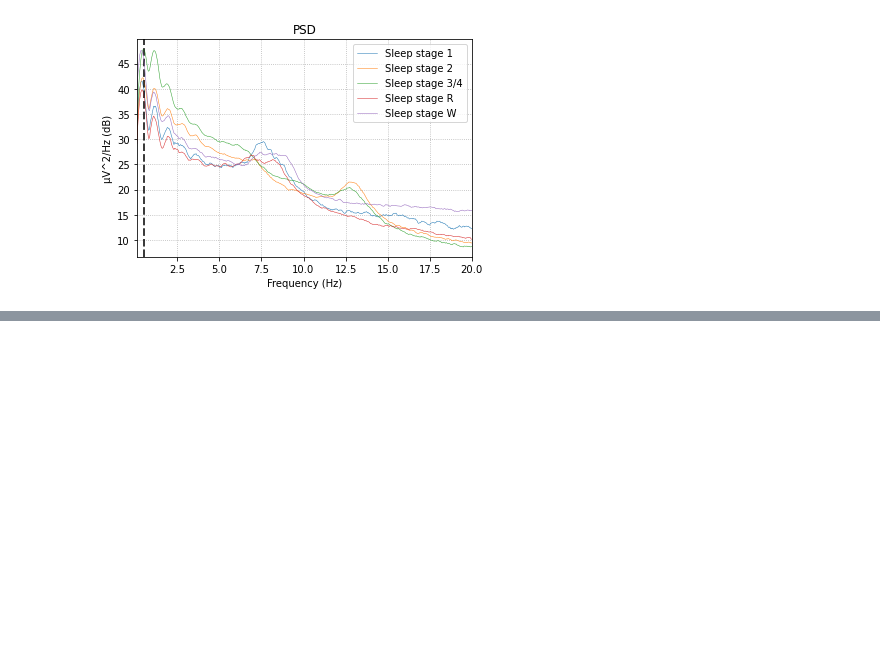
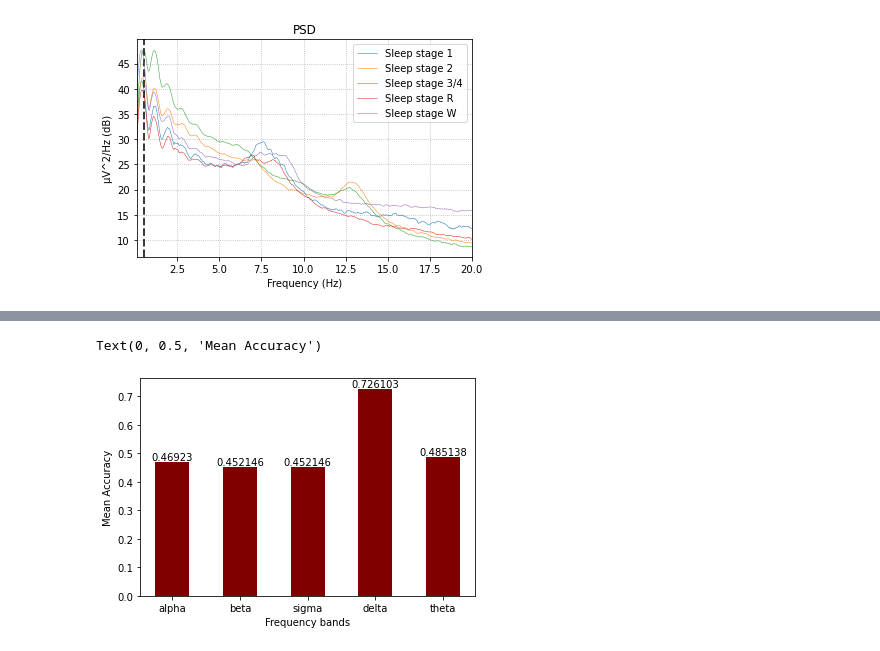
Before and after one commit to orelts/Sleep-Stage-Prediction-Classification-Using-Neural-ODE, a Jupyter notebook: notebooks/plots_and_figures.ipynb, the cells around one changed output, grey strips where cells are left out. Saved outputs shown, nothing was run; the diff lists cells and outputs as text; code cells hidden in the pictures; blank space fills up the shorter version.

```diff
--- a/notebooks/plots_and_figures.ipynb
+++ b/notebooks/plots_and_figures.ipynb
@@ -200,6 +231,29 @@ Name: median, dtype: float64
+# %%
+# Extracting data from dataframe
+bands = ablation_single.columns.values
+test_bands = [item for item in bands if "test" in item]
+train_bands = [item for item in bands if "train" in item]
+band_names = [item.split("_")[0] for item in test_bands]
+
+medians_test_single = ablation_single.loc["median", test_bands]
+means_test_single = ablation_single.loc["mean", test_bands]
+std_test_single = ablation_single.loc["std", test_bands]
+
+medians_train_single = ablation_single.loc["median", train_bands]
+means_train_single = ablation_single.loc["mean", train_bands]
+std_train_single = ablation_single.loc["std", train_bands]
 # %%
 # creating the bar plot
-plt.bar(bands, values, color ='maroon', width = 0.4)
+
+# Means of test
+plt.bar(band_names, means_test_single, color ='maroon', width = 0.5)
+ax = plt.gca()
+plt.bar_label(ax.containers[0])
+ax.set_xlabel("Frequency bands")
+ax.set_ylabel("Mean Accuracy")
+# %% [output]
+Text(0, 0.5, 'Mean Accuracy')
+[figure, added]
 # %%
 # X = eeg_power_band(epochs_eeg)
 # %%
```
Also changed, not shown: parts of 6 cells of this notebook, 5 other files.
